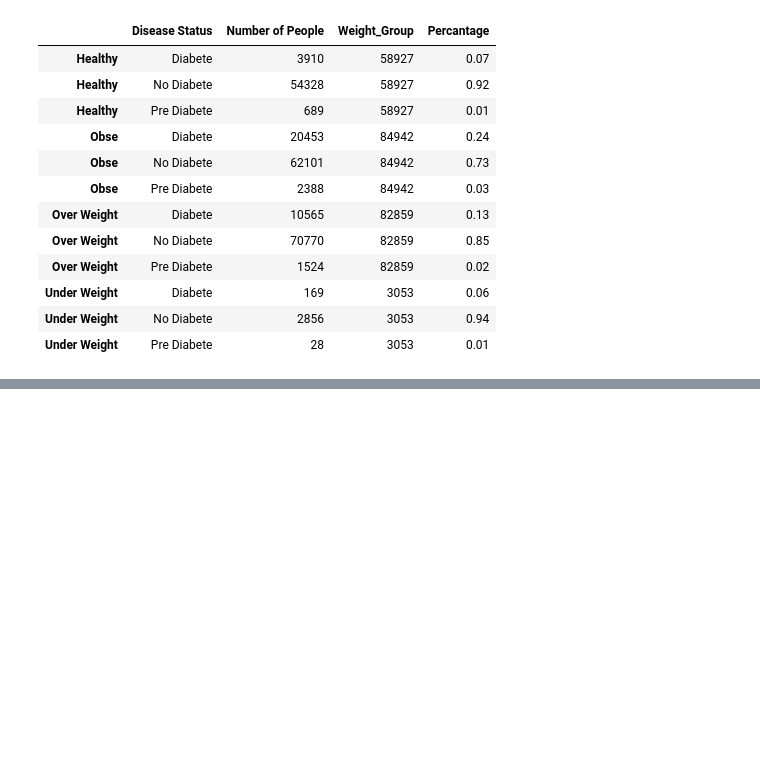
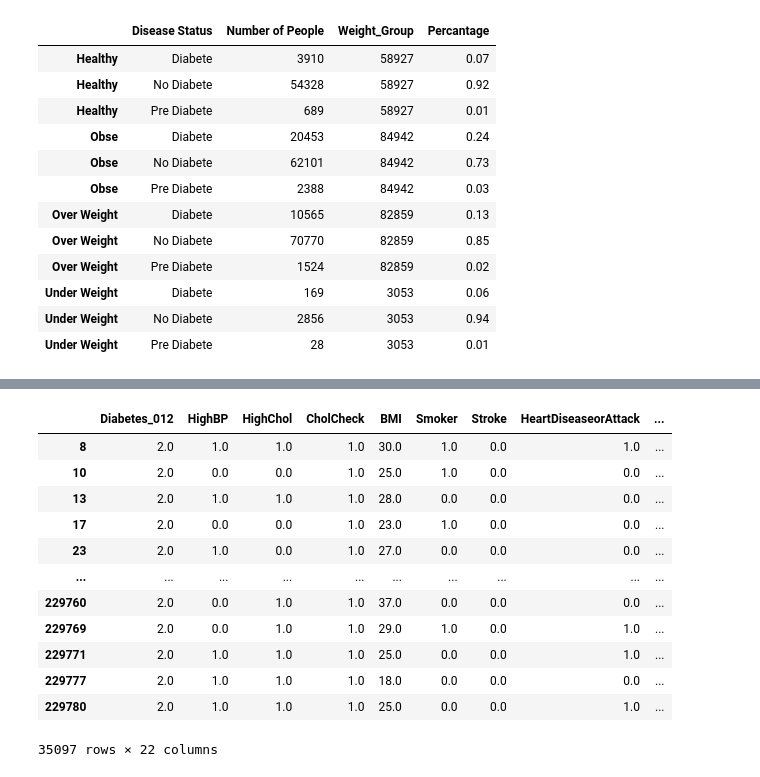
Before and after one commit to MehrdadGh1989/Diabete_Project, a Jupyter notebook: Diabete_Project_With_Jupyter.ipynb, the cells around one changed output, grey strips where cells are left out. Drawn from its saved outputs; the diff is of its cells as text; code cells hidden in the pictures; blank space fills up the shorter version.

Commit message:
Extracting some information from DataSet

```diff
--- a/Diabete_Project_With_Jupyter.ipynb
+++ b/Diabete_Project_With_Jupyter.ipynb
@@ -567,3 +567,14 @@ diabetes_weight_in_Percentage.round(2)
 | Under Weight | Diabete | 169 | 3053 | 0.06 |
 | Under Weight | No Diabete | 2856 | 3053 | 0.94 |
 | Under Weight | Pre Diabete | 28 | 3053 | 0.01 |
+# %%
+#Filtering the Data (Extracting data from the Diabetes_012 column who have a diabete )
+booleans=[]
+for status in diabete_df_clean.Diabetes_012:
+    if status == 2:
+        booleans.append(True)
+    else:
+        booleans.append(False)
+#Converting the result to the pandas Series
+CBPS=pd.Series(booleans)
+CBPS
@@ -569,0 +594,18 @@ diabetes_weight_in_Percentage.round(2)
+# %%
+only_diabete_df=diabete_df_clean[CBPS]
+# %%
+only_diabete_df
+# %% [output]
+|  | Diabetes_012 | HighBP | HighChol | CholCheck | BMI | Smoker | Stroke | HeartDiseaseorAttack | ... |
+| 8 | 2.0 | 1.0 | 1.0 | 1.0 | 30.0 | 1.0 | 0.0 | 1.0 | ... |
+| 10 | 2.0 | 0.0 | 0.0 | 1.0 | 25.0 | 1.0 | 0.0 | 0.0 | ... |
+| 13 | 2.0 | 1.0 | 1.0 | 1.0 | 28.0 | 0.0 | 0.0 | 0.0 | ... |
+| 17 | 2.0 | 0.0 | 0.0 | 1.0 | 23.0 | 1.0 | 0.0 | 0.0 | ... |
+| 23 | 2.0 | 1.0 | 0.0 | 1.0 | 27.0 | 0.0 | 0.0 | 0.0 | ... |
+| ... | ... | ... | ... | ... | ... | ... | ... | ... | ... |
+| 229760 | 2.0 | 0.0 | 1.0 | 1.0 | 37.0 | 0.0 | 0.0 | 0.0 | ... |
+| 229769 | 2.0 | 0.0 | 1.0 | 1.0 | 29.0 | 1.0 | 0.0 | 1.0 | ... |
+| 229771 | 2.0 | 1.0 | 1.0 | 1.0 | 25.0 | 0.0 | 0.0 | 1.0 | ... |
+| 229777 | 2.0 | 1.0 | 1.0 | 1.0 | 18.0 | 0.0 | 0.0 | 0.0 | ... |
+| 229780 | 2.0 | 1.0 | 1.0 | 1.0 | 25.0 | 0.0 | 0.0 | 1.0 | ... |
+35097 rows × 22 columns
```
Also changed, not shown: parts of 18 cells of this notebook.
